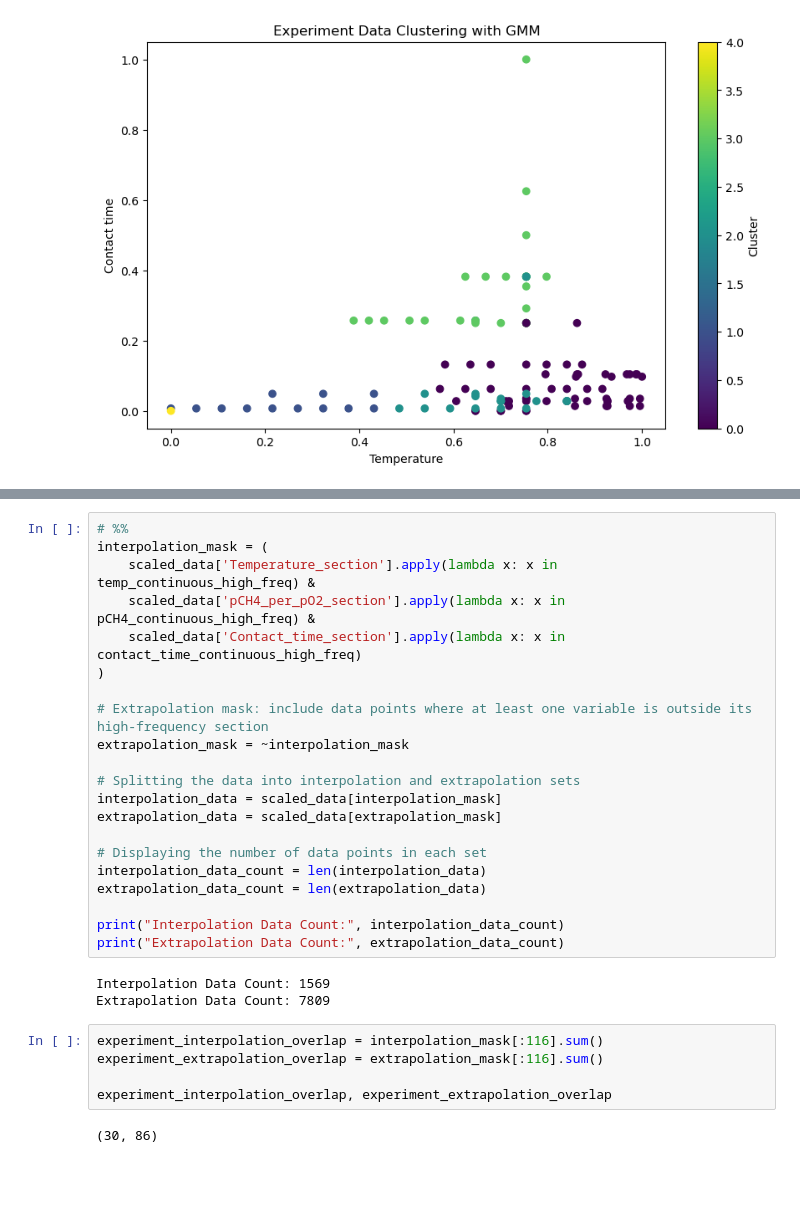
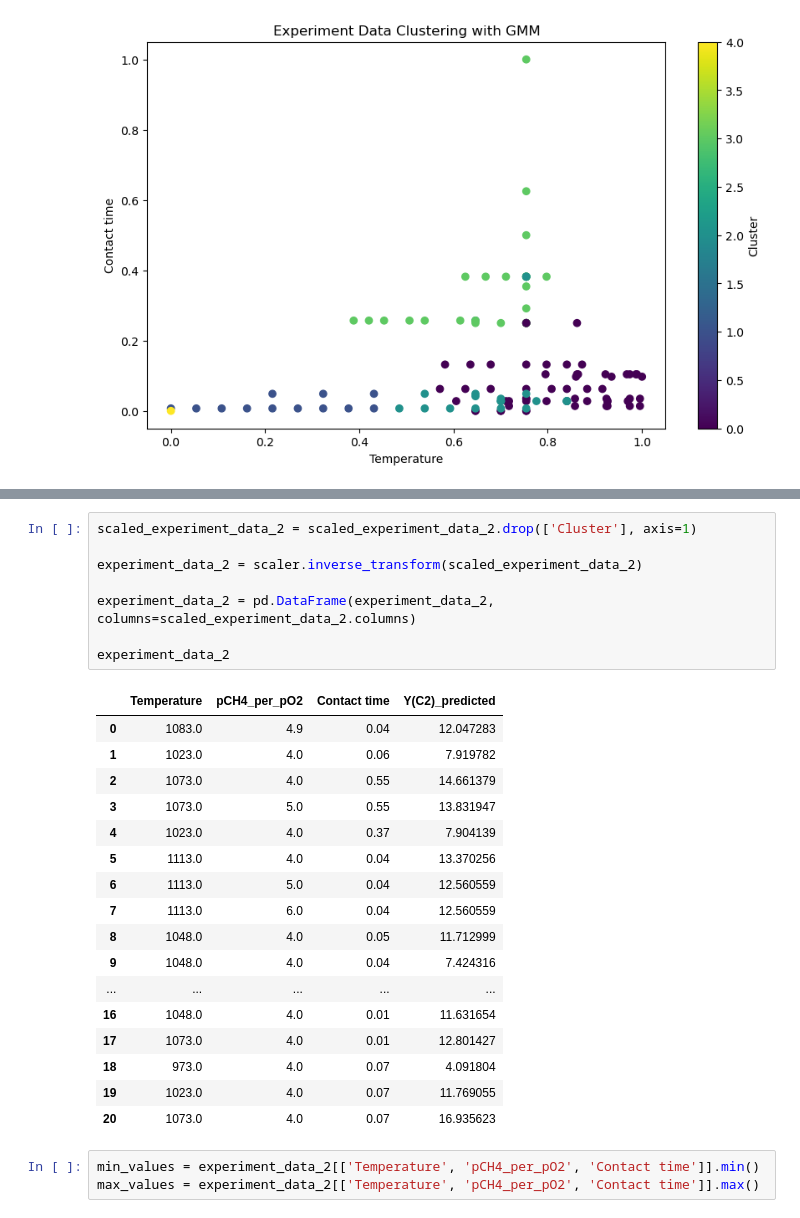
Before and after one commit to jsjong98/Catalyst-AI, a Jupyter notebook: New Code/Data_split.ipynb, the cells around one changed output, grey strips where cells are left out. Saved outputs shown, nothing was run; the diff lists cells and outputs as text; blank space fills up the shorter version.

```diff
--- a/New Code/Data_split.ipynb
+++ b/New Code/Data_split.ipynb
@@ -436,31 +296,29 @@ Name: Combined_Section, dtype: int64
-# %%
-# %%
-interpolation_mask = (
-    scaled_data['Temperature_section'].apply(lambda x: x in temp_continuous_high_freq) &
-    scaled_data['pCH4_per_pO2_section'].apply(lambda x: x in pCH4_continuous_high_freq) &
-    scaled_data['Contact_time_section'].apply(lambda x: x in contact_time_continuous_high_freq)
-)
-
-# Extrapolation mask: include data points where at least one variable is outside its high-frequency section
-extrapolation_mask = ~interpolation_mask
-
-# Splitting the data into interpolation and extrapolation sets
-interpolation_data = scaled_data[interpolation_mask]
-extrapolation_data = scaled_data[extrapolation_mask]
-
-# Displaying the number of data points in each set
-interpolation_data_count = len(interpolation_data)
-extrapolation_data_count = len(extrapolation_data)
-
-print("Interpolation Data Count:", interpolation_data_count)
-print("Extrapolation Data Count:", extrapolation_data_count)
-# %% [output]
-Interpolation Data Count: 1569
-Extrapolation Data Count: 7809
-# %%
-experiment_interpolation_overlap = interpolation_mask[:116].sum()
-experiment_extrapolation_overlap = extrapolation_mask[:116].sum()
-
-experiment_interpolation_overlap, experiment_extrapolation_overlap
-# %% [output]
-(30, 86)
+# %%
+scaled_experiment_data_2 = scaled_experiment_data_2.drop(['Cluster'], axis=1)
+
+experiment_data_2 = scaler.inverse_transform(scaled_experiment_data_2)
+
+experiment_data_2 = pd.DataFrame(experiment_data_2, columns=scaled_experiment_data_2.columns)
+
+experiment_data_2
+# %% [output]
+|  | Temperature | pCH4_per_pO2 | Contact time | Y(C2)_predicted |
+| 0 | 1083.0 | 4.9 | 0.04 | 12.047283 |
+| 1 | 1023.0 | 4.0 | 0.06 | 7.919782 |
+| 2 | 1073.0 | 4.0 | 0.55 | 14.661379 |
+| 3 | 1073.0 | 5.0 | 0.55 | 13.831947 |
+| 4 | 1023.0 | 4.0 | 0.37 | 7.904139 |
+| 5 | 1113.0 | 4.0 | 0.04 | 13.370256 |
+| 6 | 1113.0 | 5.0 | 0.04 | 12.560559 |
+| 7 | 1113.0 | 6.0 | 0.04 | 12.560559 |
+| 8 | 1048.0 | 4.0 | 0.05 | 11.712999 |
+| 9 | 1048.0 | 4.0 | 0.04 | 7.424316 |
+| ... | ... | ... | ... | ... |
+| 16 | 1048.0 | 4.0 | 0.01 | 11.631654 |
+| 17 | 1073.0 | 4.0 | 0.01 | 12.801427 |
+| 18 | 973.0 | 4.0 | 0.07 | 4.091804 |
+| 19 | 1023.0 | 4.0 | 0.07 | 11.769055 |
+| 20 | 1073.0 | 4.0 | 0.07 | 16.935623 |
+# %%
+min_values = experiment_data_2[['Temperature', 'pCH4_per_pO2', 'Contact time']].min()
+max_values = experiment_data_2[['Temperature', 'pCH4_per_pO2', 'Contact time']].max()
```
Also changed, not shown: parts of 20 cells of this notebook, 2 other files.
